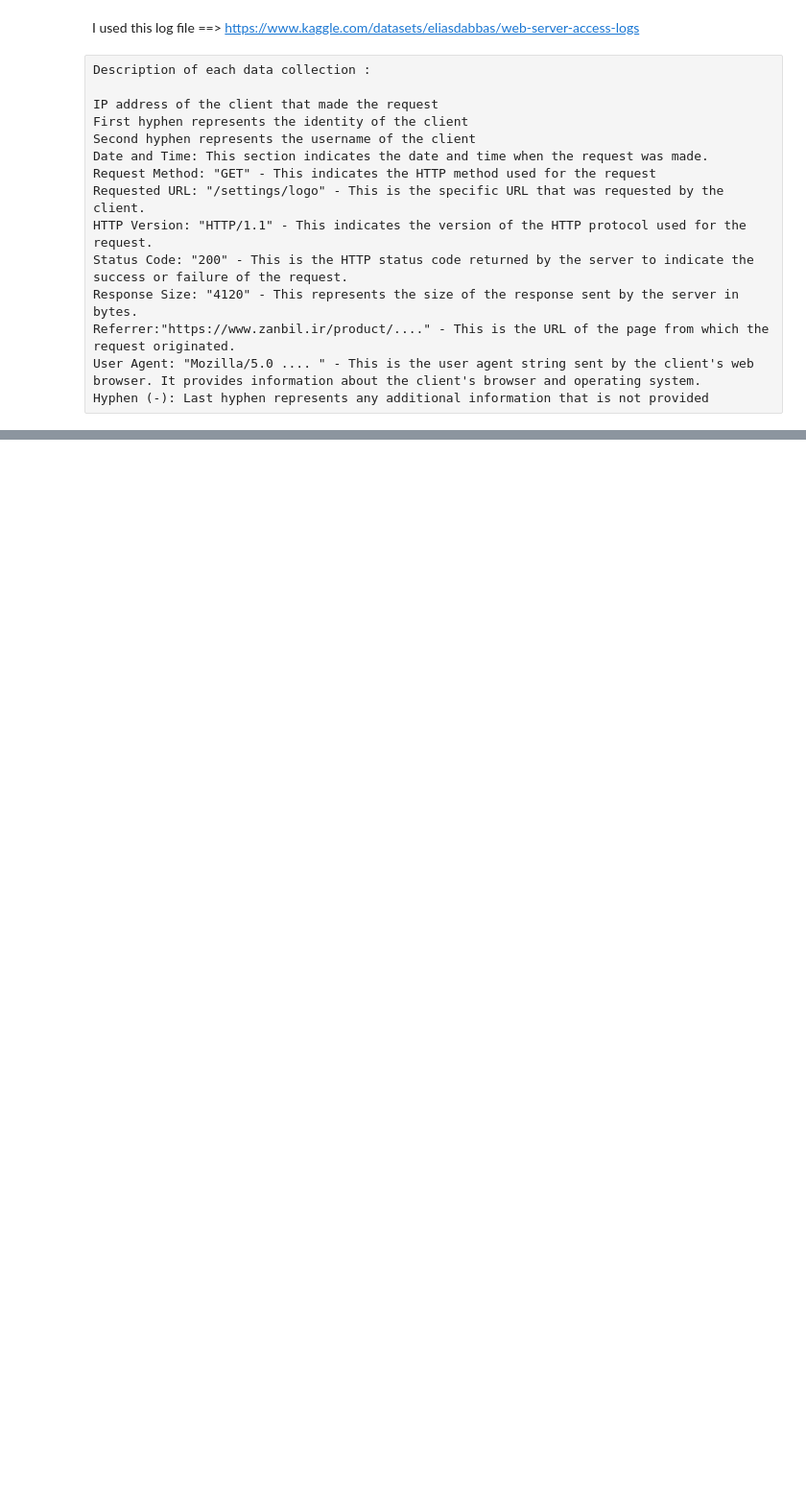
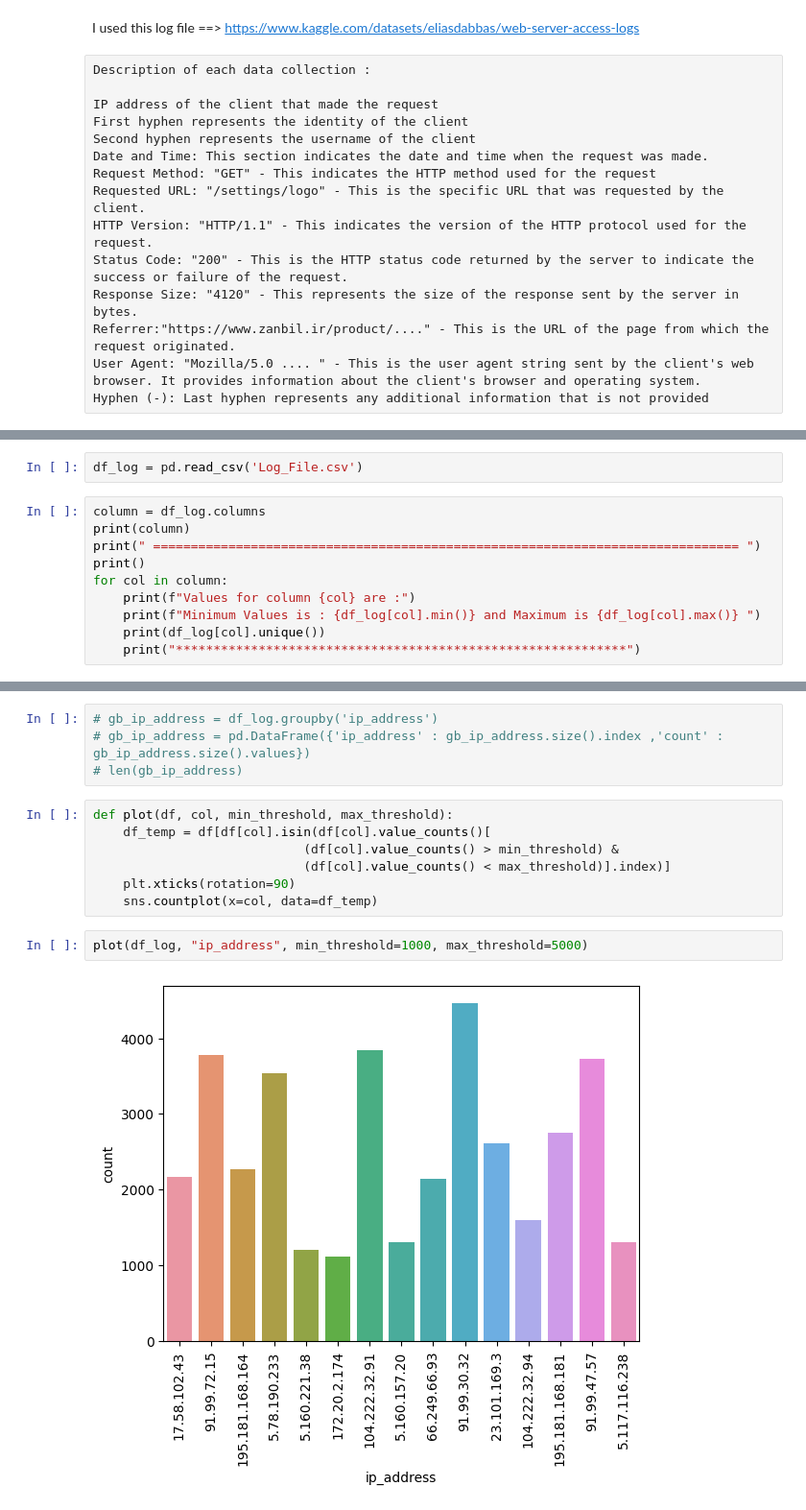
Before and after one commit to Mostafa-Hassani/ETL, a Jupyter notebook: Web Server Log/ETL Web Server Log.ipynb, the cells around one changed output, grey strips where cells are left out. Shown at 96% size. Cells and saved outputs as stored; diff of their text form; blank space fills up the shorter version.

```diff
--- a/Web Server Log/ETL Web Server Log.ipynb
+++ b/Web Server Log/ETL Web Server Log.ipynb
@@ -21,0 +75,12 @@ from datetime import datetime
+# %%
+df_log = pd.read_csv('Log_File.csv')
+# %%
+column = df_log.columns
+print(column)
+print(" ============================================================================== ")
+print()
+for col in column:
+    print(f"Values for column {col} are :")
+    print(f"Minimum Values is : {df_log[col].min()} and Maximum is {df_log[col].max()} ")
+    print(df_log[col].unique())
+    print("************************************************************")
@@ -21,0 +106,15 @@ from datetime import datetime
+# %%
+# gb_ip_address = df_log.groupby('ip_address')
+# gb_ip_address = pd.DataFrame({'ip_address' : gb_ip_address.size().index ,'count' : gb_ip_address.size().values})
+# len(gb_ip_address)
+# %%
+def plot(df, col, min_threshold, max_threshold):
+    df_temp = df[df[col].isin(df[col].value_counts()[
+                            (df[col].value_counts() > min_threshold) &
+                            (df[col].value_counts() < max_threshold)].index)]
+    plt.xticks(rotation=90)
+    sns.countplot(x=col, data=df_temp)
+# %%
+plot(df_log, "ip_address", min_threshold=1000, max_threshold=5000)
+# %% [output]
+[figure, added]
```
Also changed, not shown: parts of 16 cells of this notebook.
